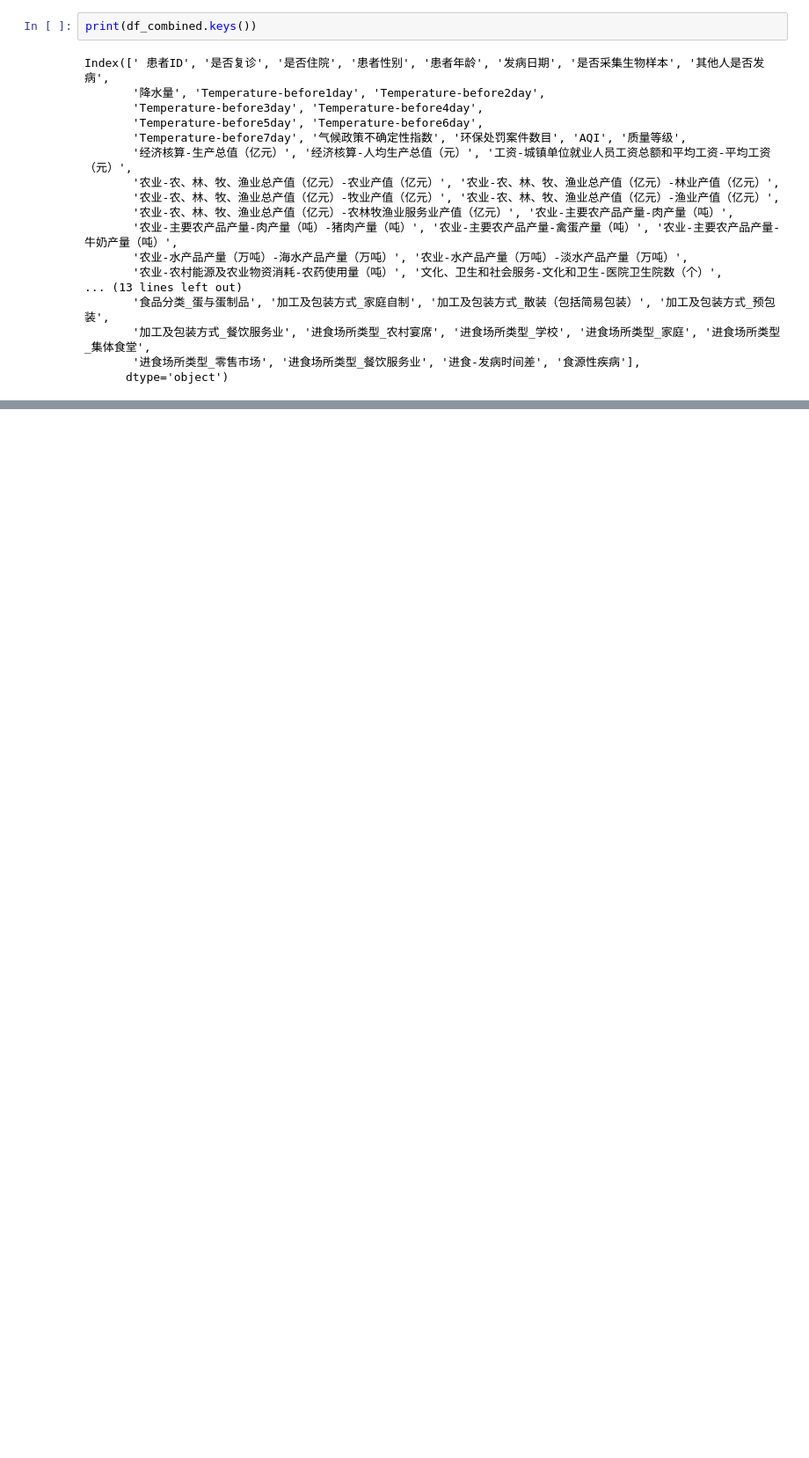
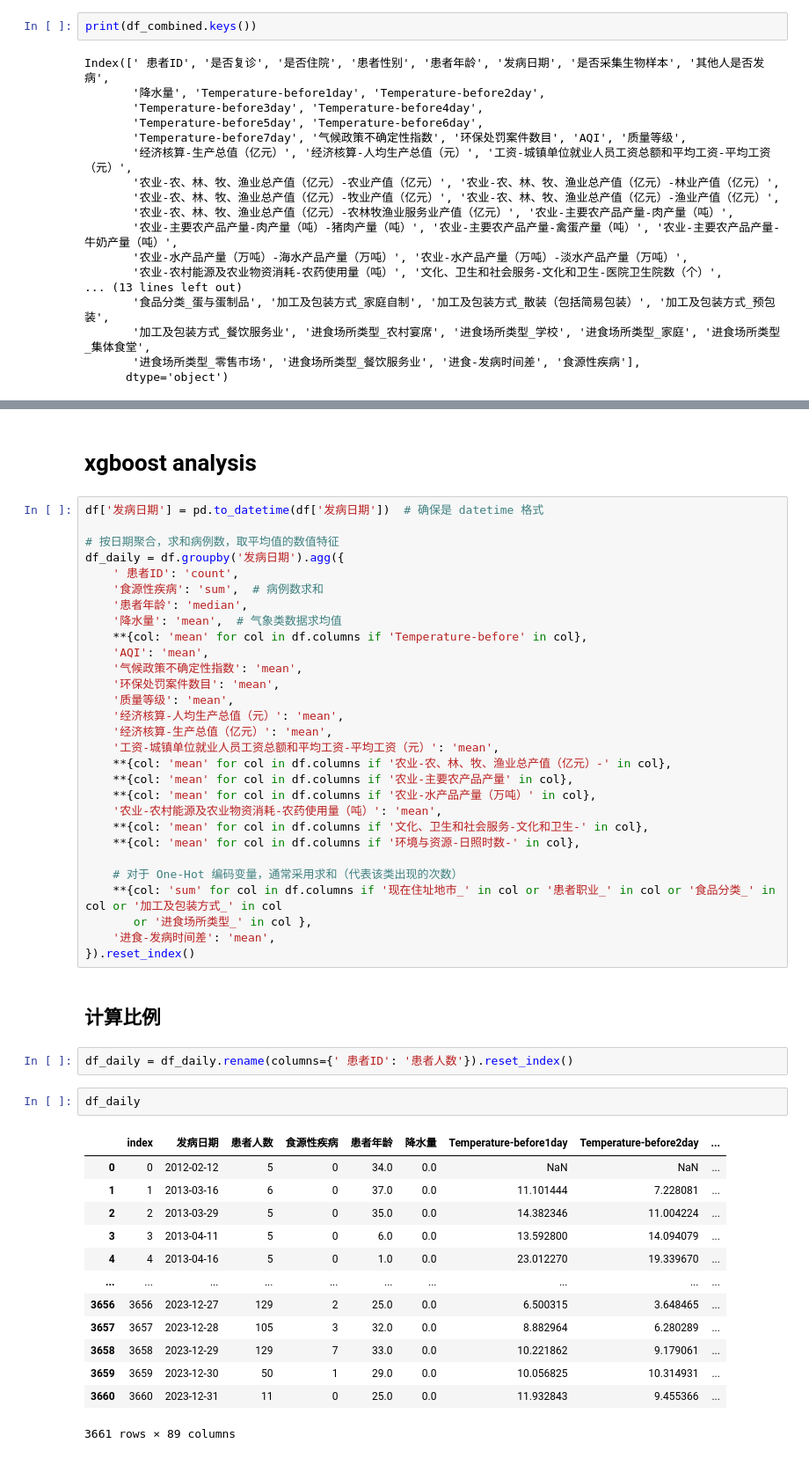
Before and after one commit to QuikZiHao/food_disease_predict, a Jupyter notebook: data preprocess.ipynb, the cells around one changed output, grey strips where cells are left out. Shown at 88% size. Drawn from its saved outputs; the diff is of its cells as text; blank space fills up the shorter version.

```diff
--- a/data preprocess.ipynb
+++ b/data preprocess.ipynb
@@ -519,0 +641,51 @@ Index([' 患者ID', '是否复诊', '是否住院', '患者性别', '患者年
+# %% [markdown]
+# xgboost analysis
+# %%
+df['发病日期'] = pd.to_datetime(df['发病日期'])  # 确保是 datetime 格式
+
+# 按日期聚合，求和病例数，取平均值的数值特征
+df_daily = df.groupby('发病日期').agg({
+    ' 患者ID': 'count',
+    '食源性疾病': 'sum',  # 病例数求和
+    '患者年龄': 'median',
+    '降水量': 'mean',  # 气象类数据求均值
+    **{col: 'mean' for col in df.columns if 'Temperature-before' in col},
+    'AQI': 'mean',
+    '气候政策不确定性指数': 'mean',
+    '环保处罚案件数目': 'mean',
+    '质量等级': 'mean',
+    '经济核算-人均生产总值（元）': 'mean',
+    '经济核算-生产总值（亿元）': 'mean',
+    '工资-城镇单位就业人员工资总额和平均工资-平均工资（元）': 'mean',
+    **{col: 'mean' for col in df.columns if '农业-农、林、牧、渔业总产值（亿元）-' in col},
+    **{col: 'mean' for col in df.columns if '农业-主要农产品产量' in col},
+    **{col: 'mean' for col in df.columns if '农业-水产品产量（万吨）' in col},
+    '农业-农村能源及农业物资消耗-农药使用量（吨）': 'mean',
+    **{col: 'mean' for col in df.columns if '文化、卫生和社会服务-文化和卫生-' in col},
+    **{col: 'mean' for col in df.columns if '环境与资源-日照时数-' in col},
+
+    # 对于 One-Hot 编码变量，通常采用求和（代表该类出现的次数）
+    **{col: 'sum' for col in df.columns if '现在住址地市_' in col or '患者职业_' in col or '食品分类_' in col or '加工及包装方式_' in col
+       or '进食场所类型_' in col },
+    '进食-发病时间差': 'mean',
+}).reset_index()
+# %% [markdown]
+## 计算比例
+# %%
+df_daily = df_daily.rename(columns={' 患者ID': '患者人数'}).reset_index()
+# %%
+df_daily
+# %% [output]
+|  | index | 发病日期 | 患者人数 | 食源性疾病 | 患者年龄 | 降水量 | Temperature-before1day | Temperature-before2day | ... |
+| 0 | 0 | 2012-02-12 | 5 | 0 | 34.0 | 0.0 | NaN | NaN | ... |
+| 1 | 1 | 2013-03-16 | 6 | 0 | 37.0 | 0.0 | 11.101444 | 7.228081 | ... |
+| 2 | 2 | 2013-03-29 | 5 | 0 | 35.0 | 0.0 | 14.382346 | 11.004224 | ... |
+| 3 | 3 | 2013-04-11 | 5 | 0 | 6.0 | 0.0 | 13.592800 | 14.094079 | ... |
+| 4 | 4 | 2013-04-16 | 5 | 0 | 1.0 | 0.0 | 23.012270 | 19.339670 | ... |
+| ... | ... | ... | ... | ... | ... | ... | ... | ... | ... |
+| 3656 | 3656 | 2023-12-27 | 129 | 2 | 25.0 | 0.0 | 6.500315 | 3.648465 | ... |
+| 3657 | 3657 | 2023-12-28 | 105 | 3 | 32.0 | 0.0 | 8.882964 | 6.280289 | ... |
+| 3658 | 3658 | 2023-12-29 | 129 | 7 | 33.0 | 0.0 | 10.221862 | 9.179061 | ... |
+| 3659 | 3659 | 2023-12-30 | 50 | 1 | 29.0 | 0.0 | 10.056825 | 10.314931 | ... |
+| 3660 | 3660 | 2023-12-31 | 11 | 0 | 25.0 | 0.0 | 11.932843 | 9.455366 | ... |
+3661 rows × 89 columns
```
Also changed, not shown: parts of 31 cells of this notebook, 1 other file.
